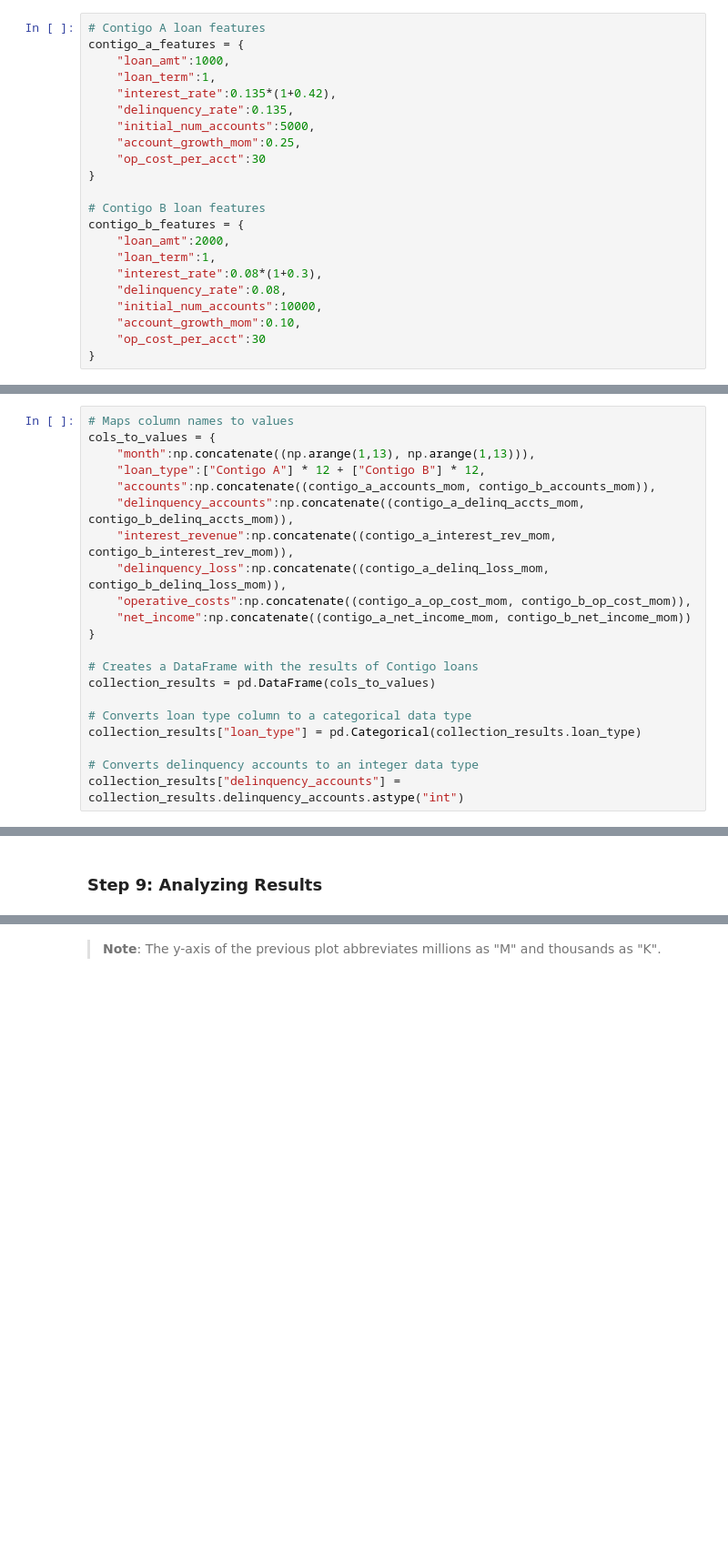
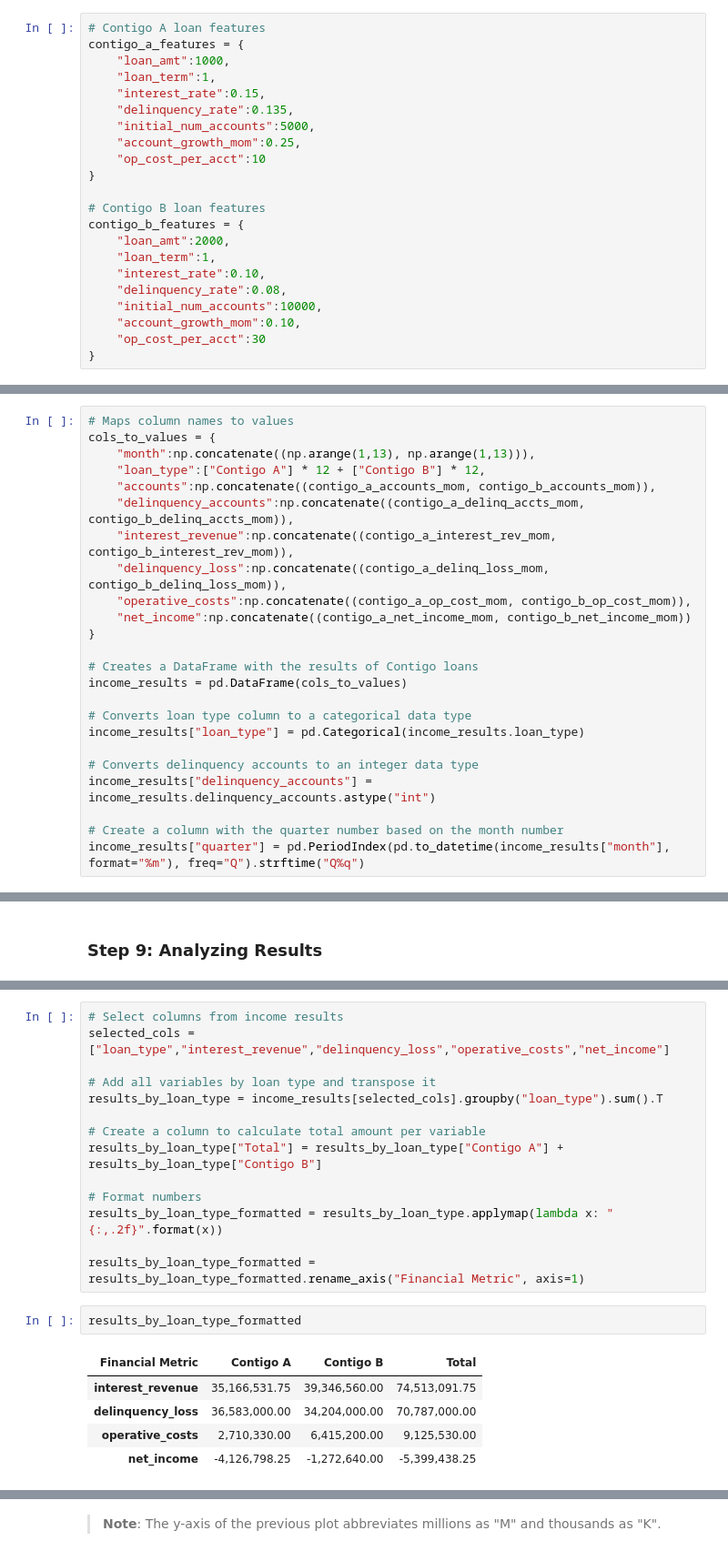
Before and after one commit to mandelbrojt/stori-ba-assessment, a Jupyter notebook: part1-state-of-business-analysis.ipynb, the cells around one changed output, grey strips where cells are left out. Shown at 91% size. Cells and saved outputs as stored; diff of their text form; blank space fills up the shorter version.

Commit message:
Added financial metrics table

```diff
--- a/part1-state-of-business-analysis.ipynb
+++ b/part1-state-of-business-analysis.ipynb
@@ -42,18 +42,18 @@ The `contigo_a_features` and `contigo_b_features` are Python dictionaries that s
 contigo_a_features = {
     "loan_amt":1000,
     "loan_term":1,
-    "interest_rate":0.135*(1+0.42),
+    "interest_rate":0.15,
     "delinquency_rate":0.135,
     "initial_num_accounts":5000,
     "account_growth_mom":0.25,
-    "op_cost_per_acct":30
+    "op_cost_per_acct":10
 }
 
 # Contigo B loan features
 contigo_b_features = {
     "loan_amt":2000,
     "loan_term":1,
-    "interest_rate":0.08*(1+0.3),
+    "interest_rate":0.10,
     "delinquency_rate":0.08,
     "initial_num_accounts":10000,
     "account_growth_mom":0.10,
@@ -201,11 +201,14 @@ cols_to_values = {
 }
 
 # Creates a DataFrame with the results of Contigo loans
-collection_results = pd.DataFrame(cols_to_values)
+income_results = pd.DataFrame(cols_to_values)
 
 # Converts loan type column to a categorical data type
-collection_results["loan_type"] = pd.Categorical(collection_results.loan_type)
+income_results["loan_type"] = pd.Categorical(income_results.loan_type)
 
 # Converts delinquency accounts to an integer data type
-collection_results["delinquency_accounts"] = collection_results.delinquency_accounts.astype("int")
+income_results["delinquency_accounts"] = income_results.delinquency_accounts.astype("int")
+
+# Create a column with the quarter number based on the month number
+income_results["quarter"] = pd.PeriodIndex(pd.to_datetime(income_results["month"], format="%m"), freq="Q").strftime("Q%q")
 # %%
@@ -259 +242,23 @@ print(f"""
+# %%
+# Select columns from income results
+selected_cols = ["loan_type","interest_revenue","delinquency_loss","operative_costs","net_income"]
+
+# Add all variables by loan type and transpose it
+results_by_loan_type = income_results[selected_cols].groupby("loan_type").sum().T
+
+# Create a column to calculate total amount per variable
+results_by_loan_type["Total"] = results_by_loan_type["Contigo A"] + results_by_loan_type["Contigo B"]
+
+# Format numbers
+results_by_loan_type_formatted = results_by_loan_type.applymap(lambda x: "{:,.2f}".format(x))
+
+results_by_loan_type_formatted = results_by_loan_type_formatted.rename_axis("Financial Metric", axis=1)
+# %%
+results_by_loan_type_formatted
+# %% [output]
+| Financial Metric | Contigo A | Contigo B | Total |
+| interest_revenue | 35,166,531.75 | 39,346,560.00 | 74,513,091.75 |
+| delinquency_loss | 36,583,000.00 | 34,204,000.00 | 70,787,000.00 |
+| operative_costs | 2,710,330.00 | 6,415,200.00 | 9,125,530.00 |
+| net_income | -4,126,798.25 | -1,272,640.00 | -5,399,438.25 |
 # %%
```
Also changed, not shown: parts of 7 cells of this notebook.
